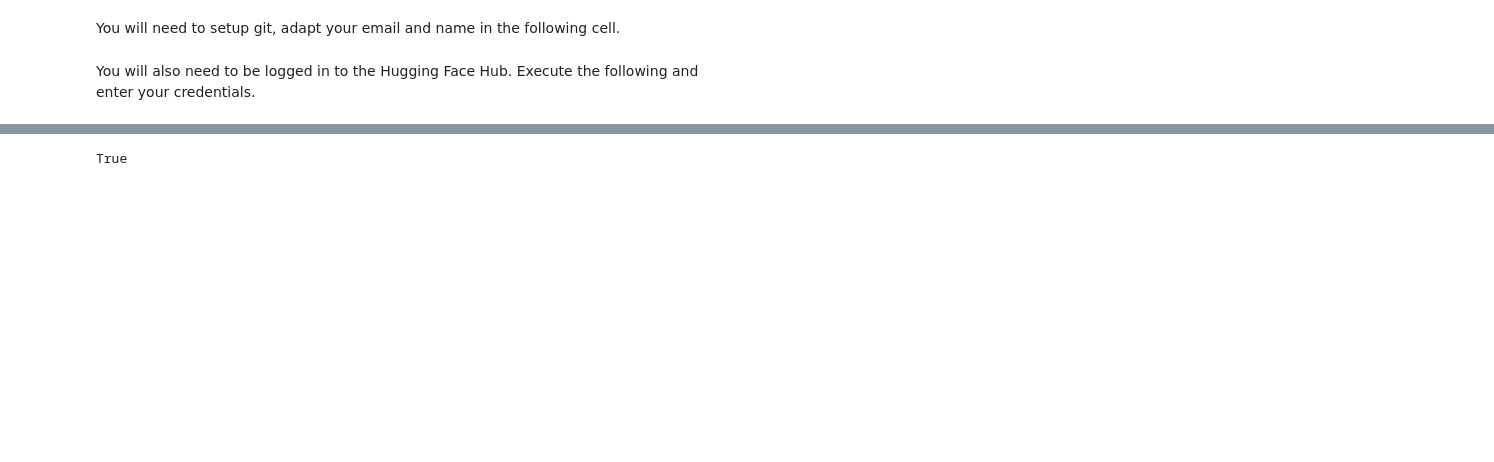
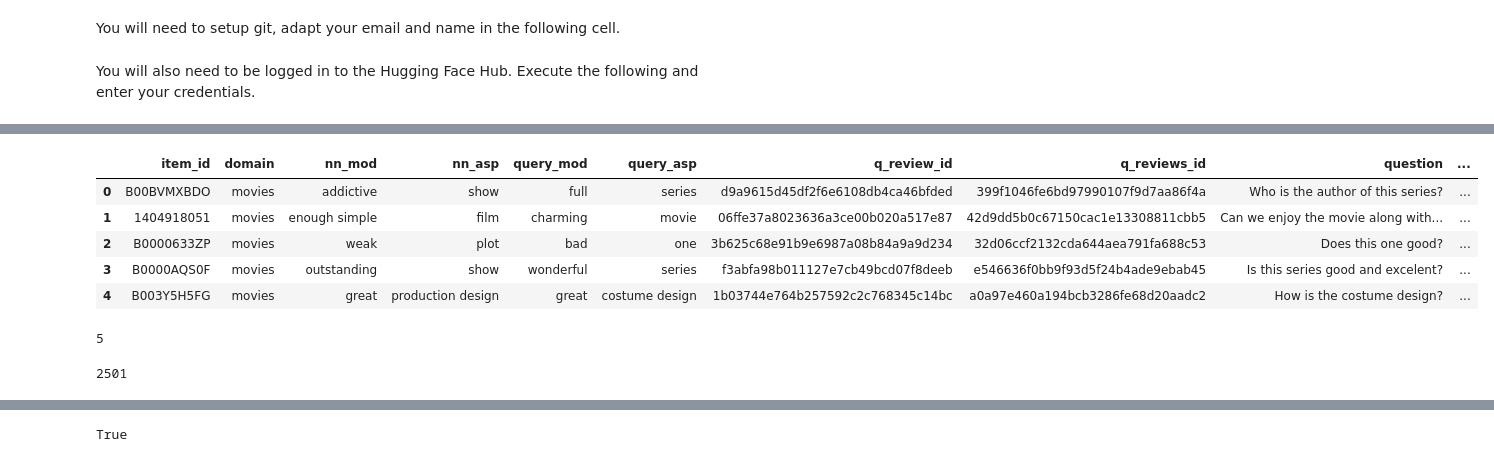
Before and after one commit to MohamadSalamaMouse/Question-Answering-and-Transformers, a Jupyter notebook: fine_tuning_roberta_QA_blog.ipynb, the cells around one changed output, grey strips where cells are left out. Drawn from its saved outputs; the diff is of its cells as text; code cells hidden in the pictures; blank space fills up the shorter version.

```diff
--- a/fine_tuning_roberta_QA_blog.ipynb
+++ b/fine_tuning_roberta_QA_blog.ipynb
@@ -46,0 +52,10 @@ import datasets
+# %%
+df = pd.read_csv('/content/train.csv')
+df.head()
+# %% [output]
+|  | item_id | domain | nn_mod | nn_asp | query_mod | query_asp | q_review_id | q_reviews_id | question | ... |
+| 0 | B00BVMXBDO | movies | addictive | show | full | series | d9a9615d45df2f6e6108db4ca46bfded | 399f1046fe6bd97990107f9d7aa86f4a | Who is the author of this series? | ... |
+| 1 | 1404918051 | movies | enough simple | film | charming | movie | 06ffe37a8023636a3ce00b020a517e87 | 42d9dd5b0c67150cac1e13308811cbb5 | Can we enjoy the movie along with... | ... |
+| 2 | B0000633ZP | movies | weak | plot | bad | one | 3b625c68e91b9e6987a08b84a9a9d234 | 32d06ccf2132cda644aea791fa688c53 | Does this one good? | ... |
+| 3 | B0000AQS0F | movies | outstanding | show | wonderful | series | f3abfa98b011127e7cb49bcd07f8deeb | e546636f0bb9f93d5f24b4ade9ebab45 | Is this series good and excelent? | ... |
+| 4 | B003Y5H5FG | movies | great | production design | great | costume design | 1b03744e764b257592c2c768345c14bc | a0a97e460a194bcb3286fe68d20aadc2 | How is the costume design? | ... |
@@ -46,0 +75,8 @@ import datasets
+# %%
+model.epochs
+# %% [output]
+5
+# %%
+model.corpus_count
+# %% [output]
+2501
```
Also changed, not shown: parts of 33 cells of this notebook.
